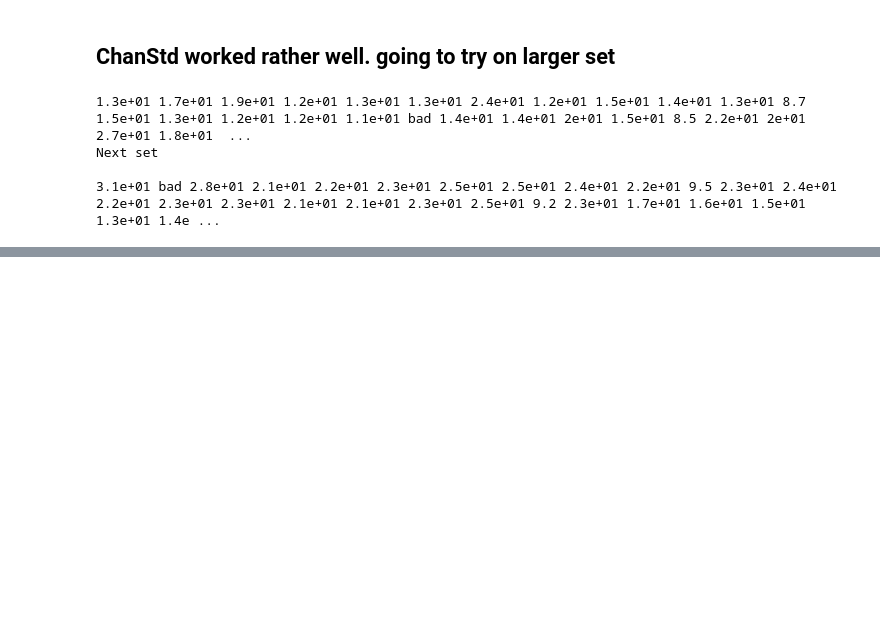
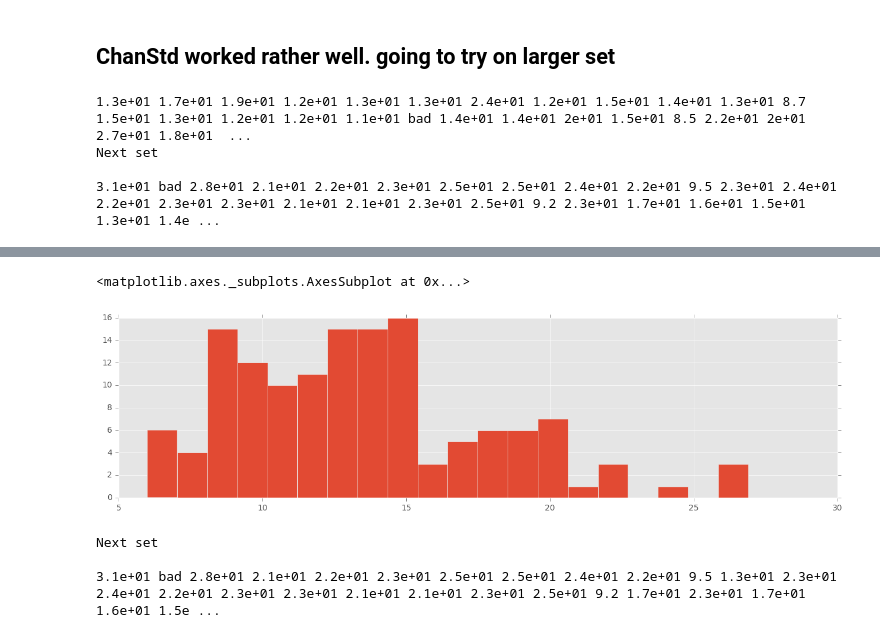
Before and after one commit to xkortex/eeg_seizure_prediction, a Jupyter notebook: naive_vector01.ipynb, the cells around one changed output, grey strips where cells are left out. Cells and saved outputs as stored; diff of their text form; code cells hidden in the pictures; blank space fills up the shorter version.

```diff
--- a/naive_vector01.ipynb
+++ b/naive_vector01.ipynb
@@ -442,0 +457,25 @@ Next set
+# %%
+pd.Series(h1[:,0]).hist(bins=20)
+# %% [output]
+<matplotlib.axes._subplots.AxesSubplot at 0x...>
+[figure, added]
+# %%
+vc_thresh = .95
+n = 1000
+print('\nNext set\n')
+hT = []
+for source in sourcesT[:n]:
+    D = dataio.get_matlab_eeg_data(source)['data']
+    vc = dataio.validcount(D)
+    if vc < vc_thresh:
+        print('bad', end=' ')
+        continue
+    h = metrics.chanstd(D)
+    print('{:.2}'.format(h), end=' ')
+    hT.append(np.array([h,0]))
+
+hT = np.nan_to_num(hT)
+# %% [output]
+Next set
+
+3.1e+01 bad 2.8e+01 2.1e+01 2.2e+01 2.3e+01 2.5e+01 2.5e+01 2.4e+01 2.2e+01 9.5 1.3e+01 2.3e+01 2.4e+01 2.2e+01 2.3e+01 2.3e+01 2.1e+01 2.1e+01 2.3e+01 2.5e+01 9.2 1.7e+01 2.3e+01 1.7e+01 1.6e+01 1.5e ...
```
Also changed, not shown: parts of 5 cells of this notebook, 6 other files.
